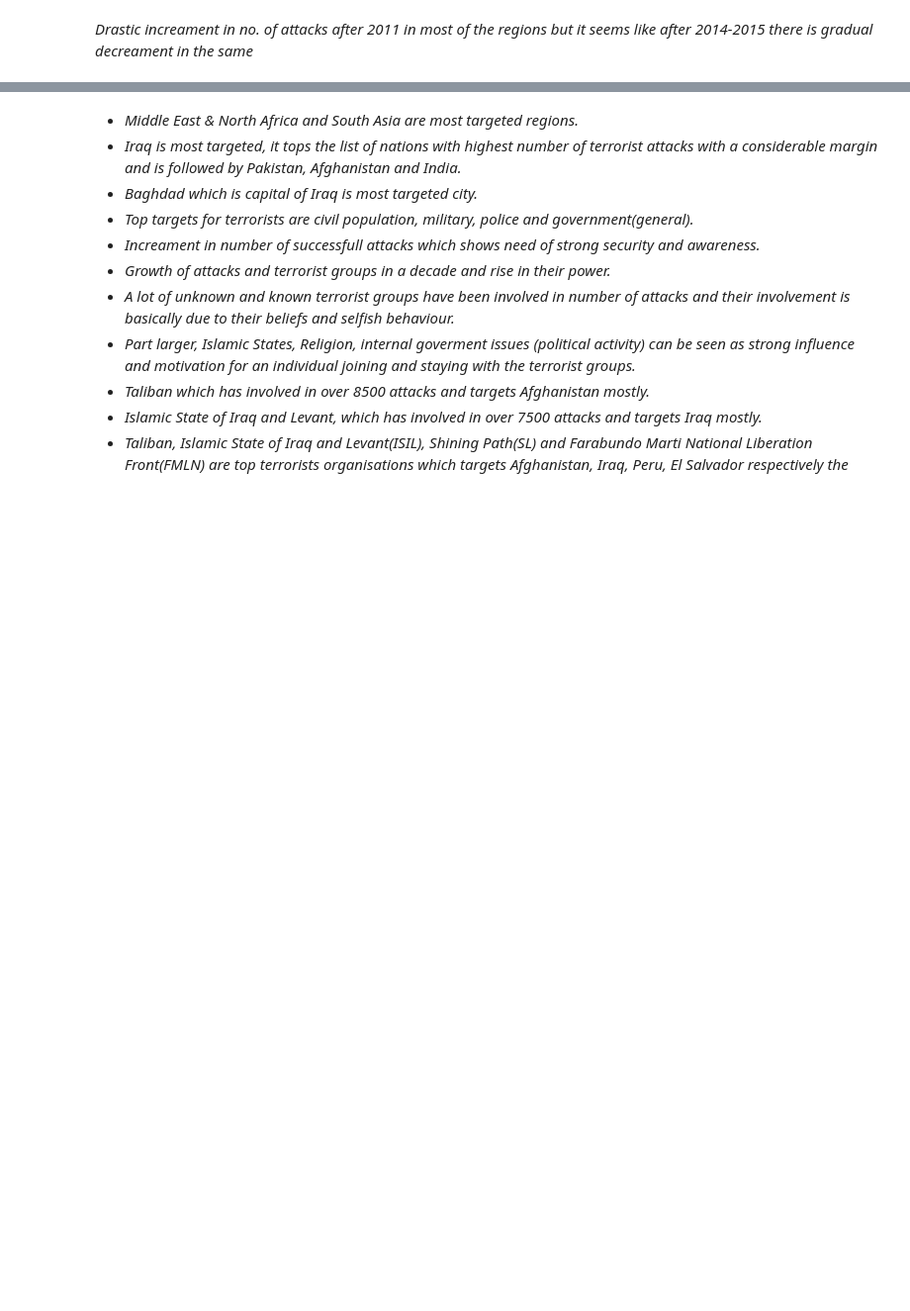
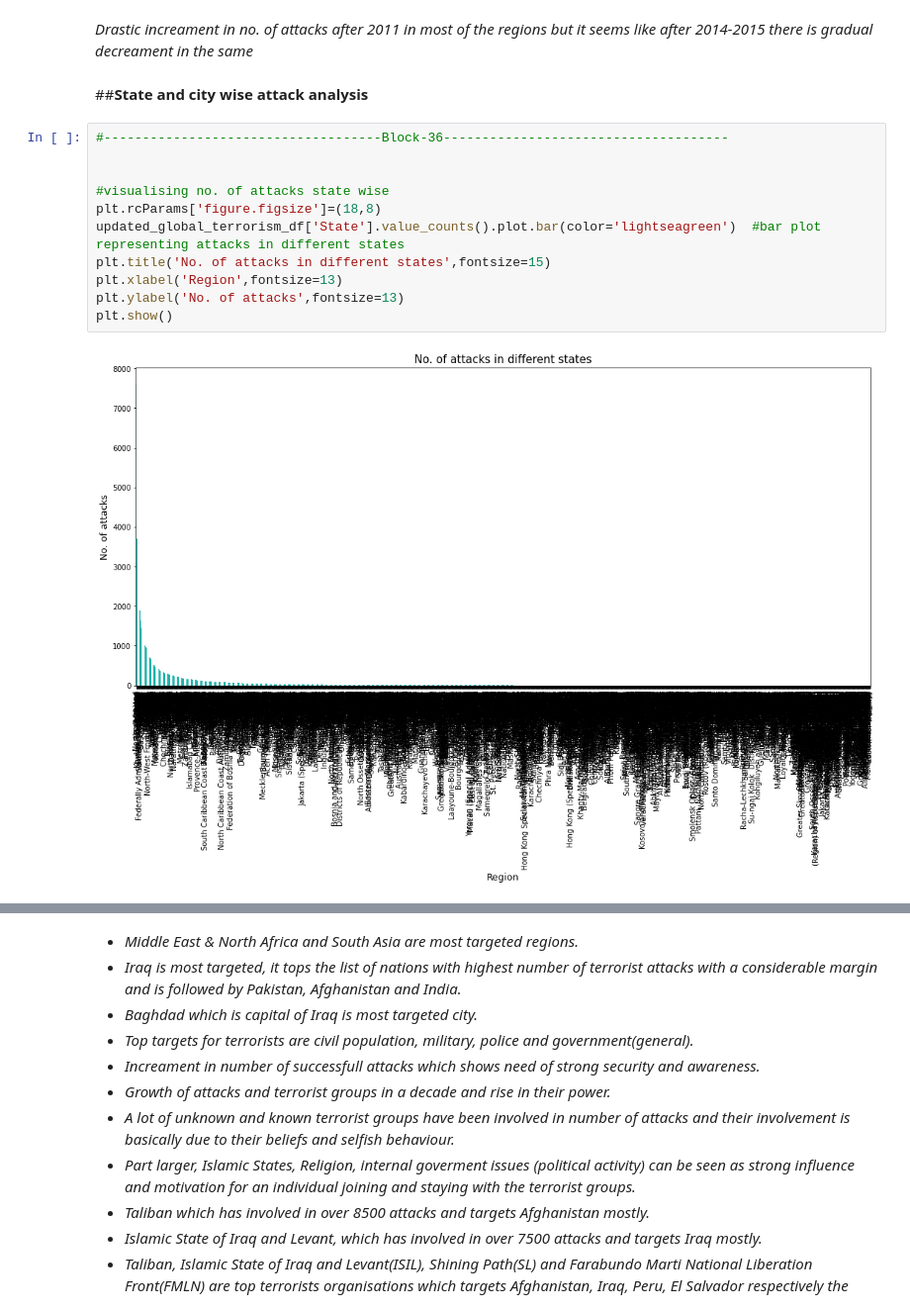
Before and after one commit to kiran9615/EDA-Global-Terrorism, a Jupyter notebook: EDA_on_Global_Terrorism.ipynb, the cells around one changed output, grey strips where cells are left out. Shown at 99% size. Saved outputs shown, nothing was run; the diff lists cells and outputs as text; blank space fills up the shorter version.

Commit message:
State and City wise attack analysis

```diff
--- a/EDA_on_Global_Terrorism.ipynb
+++ b/EDA_on_Global_Terrorism.ipynb
@@ -631,3 +630,18 @@ for i in range(4):
 *No. of attacks has increased in Pakistan and India as well after 2011*
 # %% [markdown]
 *Drastic increament in no. of attacks after 2011 in most of the regions but it seems like after 2014-2015 there is gradual decreament in the same*
+# %% [markdown]
+##**State and city wise attack analysis**
+# %%
+#------------------------------------Block-36-------------------------------------
+
+
+#visualising no. of attacks state wise
+plt.rcParams['figure.figsize']=(18,8)
+updated_global_terrorism_df['State'].value_counts().plot.bar(color='lightseagreen')  #bar plot representing attacks in different states
+plt.title('No. of attacks in different states',fontsize=15)
+plt.xlabel('Region',fontsize=13)
+plt.ylabel('No. of attacks',fontsize=13)
+plt.show()
+# %% [output]
+[figure, added]
```
Also changed, not shown: parts of 16 cells of this notebook.
